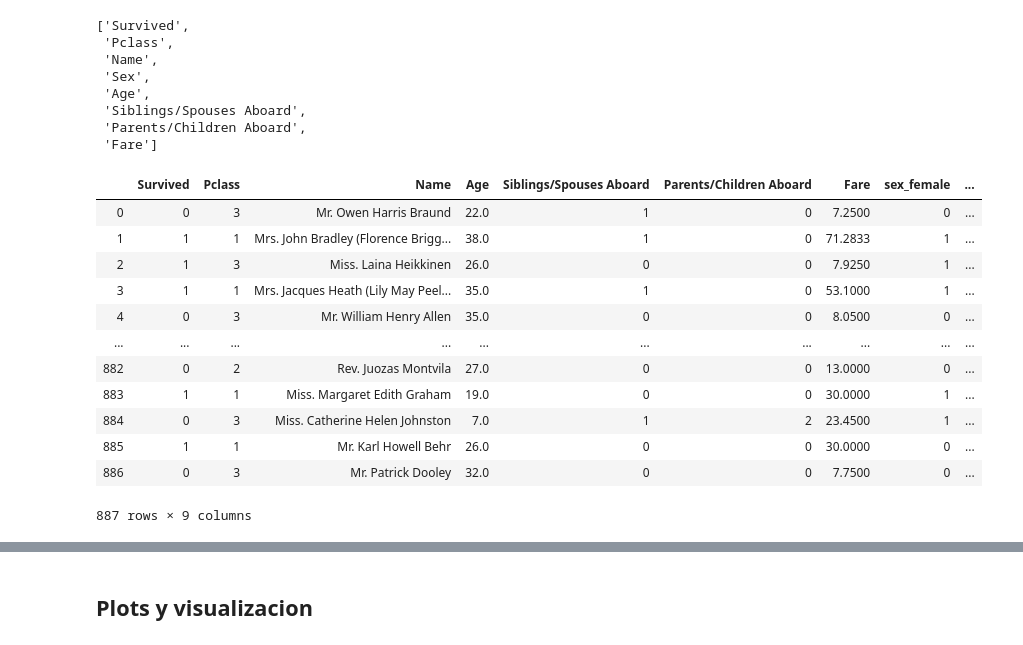
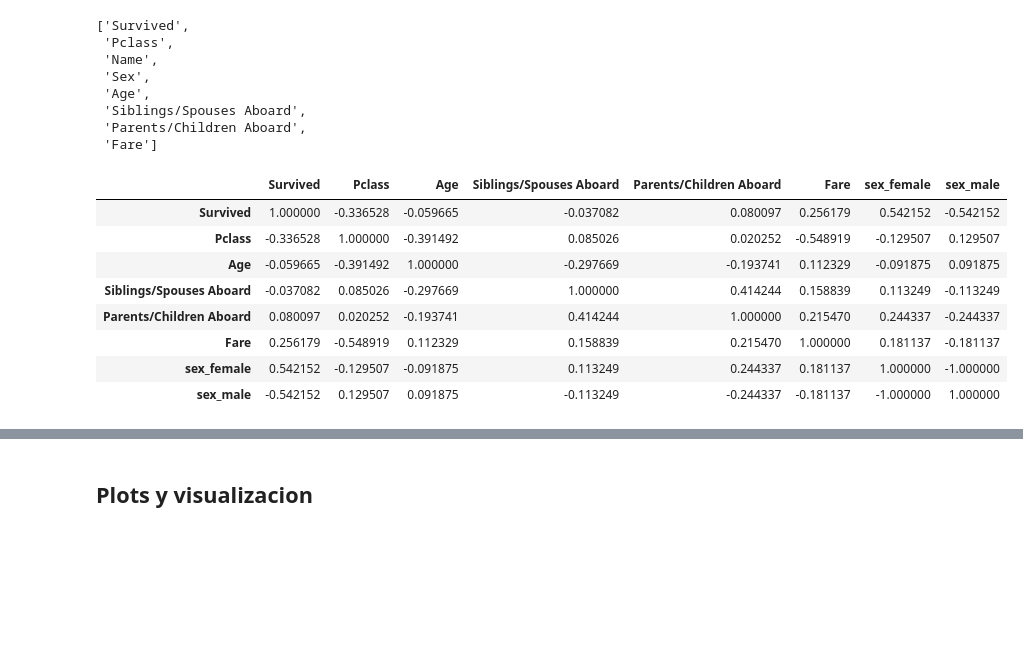
Before and after one commit to gonzalo71/TestGit, a Jupyter notebook: Udemy_exercices/Udemy_visualizacion.ipynb, the cells around one changed output, grey strips where cells are left out. Saved outputs shown, nothing was run; the diff lists cells and outputs as text; code cells hidden in the pictures; blank space fills up the shorter version.

```diff
--- a/Udemy_exercices/Udemy_visualizacion.ipynb
+++ b/Udemy_exercices/Udemy_visualizacion.ipynb
@@ -34,18 +34,22 @@ column_names
 # %%
 data = data.drop(["Sex"],axis=1)
 # %%
-pd.concat([data,dummy_sex],axis=1)
+data = pd.concat([data,dummy_sex],axis=1)
-# %% [output]
-|  | Survived | Pclass | Name | Age | Siblings/Spouses Aboard | Parents/Children Aboard | Fare | sex_female | ... |
-| 0 | 0 | 3 | Mr. Owen Harris Braund | 22.0 | 1 | 0 | 7.2500 | 0 | ... |
-| 1 | 1 | 1 | Mrs. John Bradley (Florence Brigg... | 38.0 | 1 | 0 | 71.2833 | 1 | ... |
-| 2 | 1 | 3 | Miss. Laina Heikkinen | 26.0 | 0 | 0 | 7.9250 | 1 | ... |
-| 3 | 1 | 1 | Mrs. Jacques Heath (Lily May Peel... | 35.0 | 1 | 0 | 53.1000 | 1 | ... |
-| 4 | 0 | 3 | Mr. William Henry Allen | 35.0 | 0 | 0 | 8.0500 | 0 | ... |
-| ... | ... | ... | ... | ... | ... | ... | ... | ... | ... |
-| 882 | 0 | 2 | Rev. Juozas Montvila | 27.0 | 0 | 0 | 13.0000 | 0 | ... |
-| 883 | 1 | 1 | Miss. Margaret Edith Graham | 19.0 | 0 | 0 | 30.0000 | 1 | ... |
-| 884 | 0 | 3 | Miss. Catherine Helen Johnston | 7.0 | 1 | 2 | 23.4500 | 1 | ... |
-| 885 | 1 | 1 | Mr. Karl Howell Behr | 26.0 | 0 | 0 | 30.0000 | 0 | ... |
-| 886 | 0 | 3 | Mr. Patrick Dooley | 32.0 | 0 | 0 | 7.7500 | 0 | ... |
-887 rows × 9 columns
+# %%
+data.drop("Name",axis=1,inplace=Trueb)
+# %%
+data["Age"] = (data["Age"] - np.min(data["Age"])) / (np.max(data["Age"])- np.min(data["Age"]))
+# %%
+data["Fare"] =  (data["Fare"] - np.min(data["Fare"])) / (np.max(data["Fare"])- np.min(data["Fare"]))
+# %%
+data.corr().style.background_gradient(cmap='viridis')
+# %% [output]
+|  | Survived | Pclass | Age | Siblings/Spouses Aboard | Parents/Children Aboard | Fare | sex_female | sex_male |
+| Survived | 1.000000 | -0.336528 | -0.059665 | -0.037082 | 0.080097 | 0.256179 | 0.542152 | -0.542152 |
+| Pclass | -0.336528 | 1.000000 | -0.391492 | 0.085026 | 0.020252 | -0.548919 | -0.129507 | 0.129507 |
+| Age | -0.059665 | -0.391492 | 1.000000 | -0.297669 | -0.193741 | 0.112329 | -0.091875 | 0.091875 |
+| Siblings/Spouses Aboard | -0.037082 | 0.085026 | -0.297669 | 1.000000 | 0.414244 | 0.158839 | 0.113249 | -0.113249 |
+| Parents/Children Aboard | 0.080097 | 0.020252 | -0.193741 | 0.414244 | 1.000000 | 0.215470 | 0.244337 | -0.244337 |
+| Fare | 0.256179 | -0.548919 | 0.112329 | 0.158839 | 0.215470 | 1.000000 | 0.181137 | -0.181137 |
+| sex_female | 0.542152 | -0.129507 | -0.091875 | 0.113249 | 0.244337 | 0.181137 | 1.000000 | -1.000000 |
+| sex_male | -0.542152 | 0.129507 | 0.091875 | -0.113249 | -0.244337 | -0.181137 | -1.000000 | 1.000000 |
```
Also changed, not shown: parts of 12 cells of this notebook.
